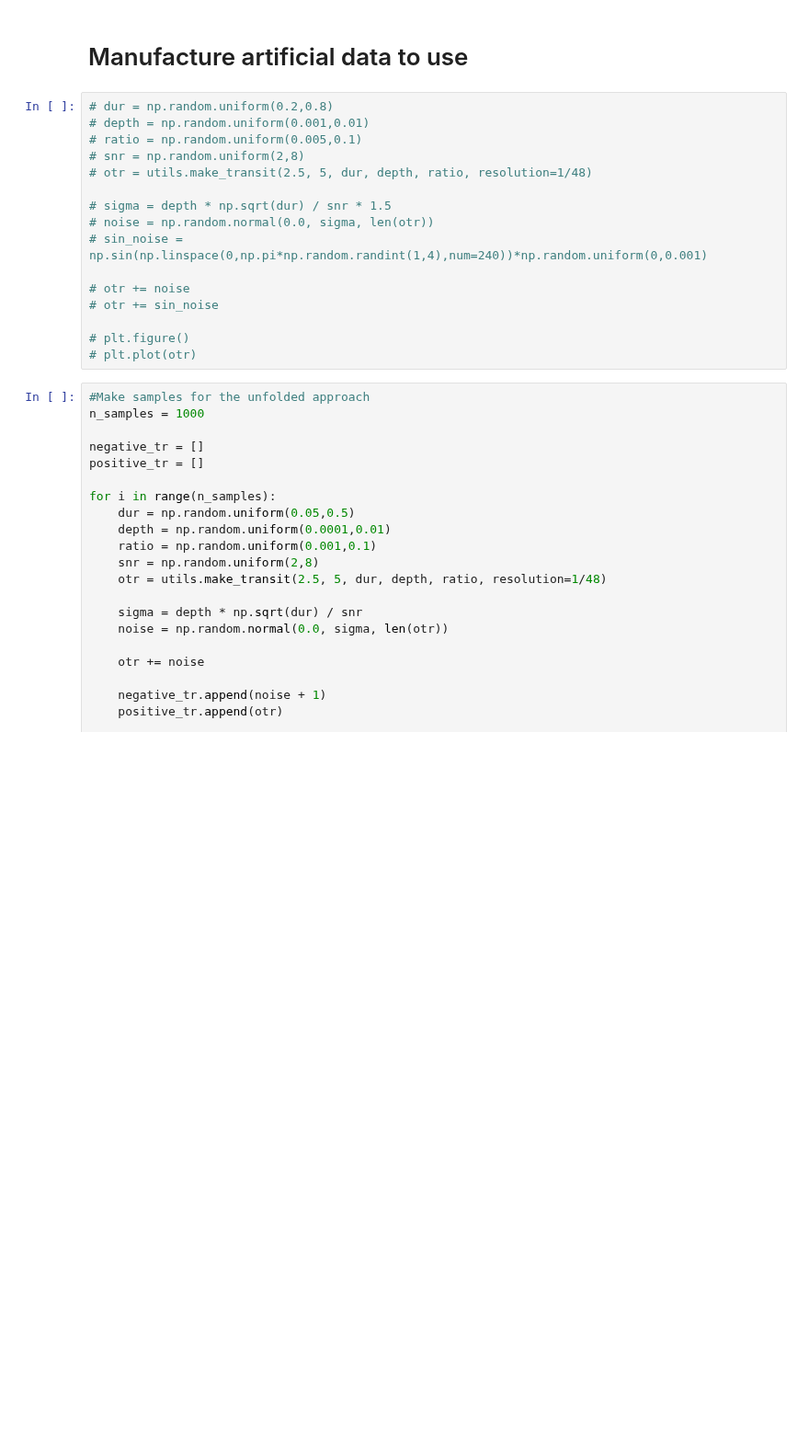
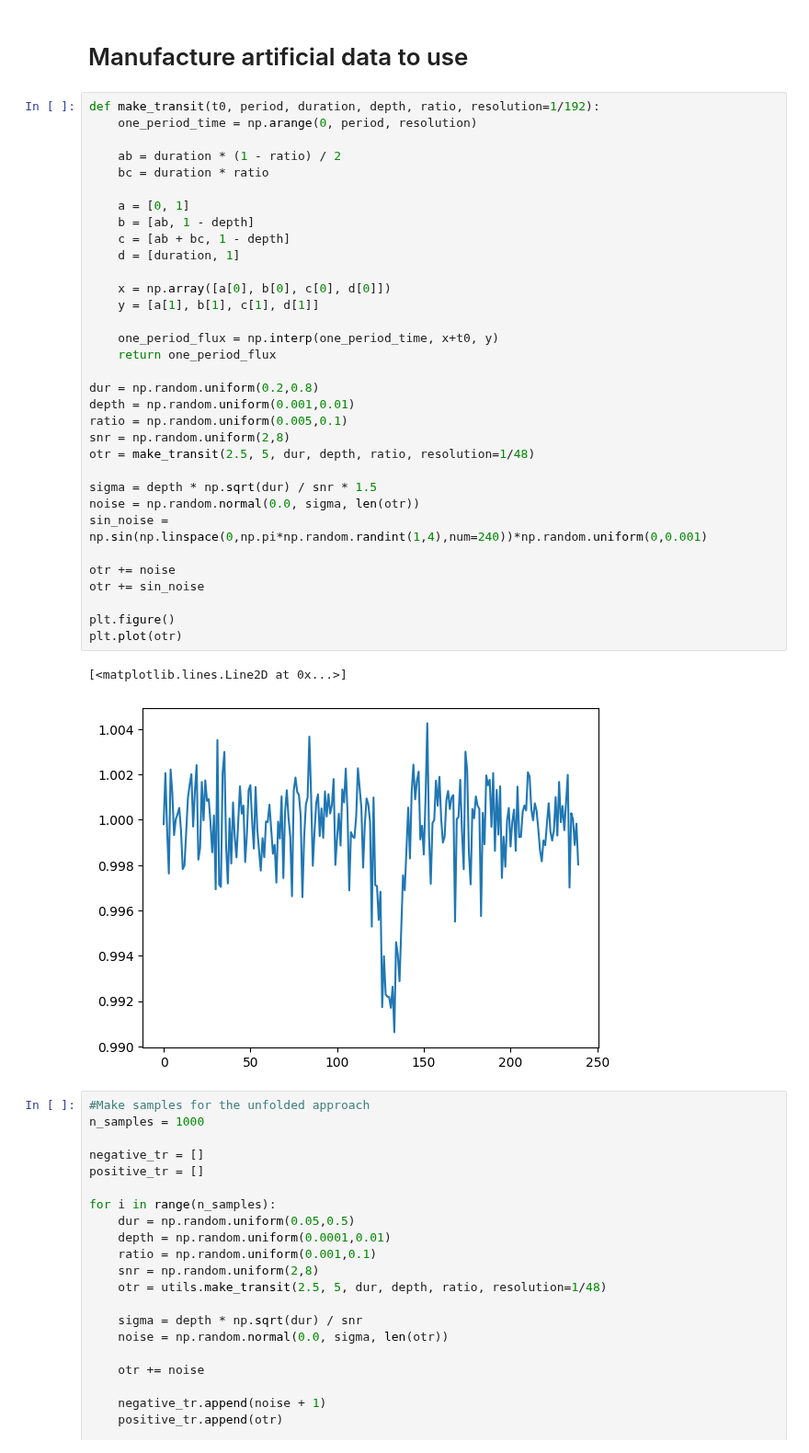
Before and after one commit to sfremy/astro_tools, a Jupyter notebook: a2_train_model_v2.ipynb, the cells around one changed output. Shown at 92% size. Saved outputs shown, nothing was run; the diff lists cells and outputs as text; blank space fills up the shorter version.

Commit message:
restore make_transit

```diff
--- a/a2_train_model_v2.ipynb
+++ b/a2_train_model_v2.ipynb
@@ -393,21 +393,41 @@ ValueError: Classification metrics can't handle a mix of binary and continuous t
 # %% [markdown]
 # Manufacture artificial data to use
 # %%
-# dur = np.random.uniform(0.2,0.8)
-# depth = np.random.uniform(0.001,0.01)
-# ratio = np.random.uniform(0.005,0.1)
-# snr = np.random.uniform(2,8)
-# otr = utils.make_transit(2.5, 5, dur, depth, ratio, resolution=1/48)
+def make_transit(t0, period, duration, depth, ratio, resolution=1/192):
+    one_period_time = np.arange(0, period, resolution)
 
-# sigma = depth * np.sqrt(dur) / snr * 1.5
-# noise = np.random.normal(0.0, sigma, len(otr))
-# sin_noise = np.sin(np.linspace(0,np.pi*np.random.randint(1,4),num=240))*np.random.uniform(0,0.001)
+    ab = duration * (1 - ratio) / 2
+    bc = duration * ratio
 
-# otr += noise
-# otr += sin_noise
+    a = [0, 1]
+    b = [ab, 1 - depth]
+    c = [ab + bc, 1 - depth]
+    d = [duration, 1]
 
-# plt.figure()
-# plt.plot(otr)
+    x = np.array([a[0], b[0], c[0], d[0]])
+    y = [a[1], b[1], c[1], d[1]]
+
+    one_period_flux = np.interp(one_period_time, x+t0, y)
+    return one_period_flux
+
+dur = np.random.uniform(0.2,0.8)
+depth = np.random.uniform(0.001,0.01)
+ratio = np.random.uniform(0.005,0.1)
+snr = np.random.uniform(2,8)
+otr = make_transit(2.5, 5, dur, depth, ratio, resolution=1/48)
+
+sigma = depth * np.sqrt(dur) / snr * 1.5
+noise = np.random.normal(0.0, sigma, len(otr))
+sin_noise = np.sin(np.linspace(0,np.pi*np.random.randint(1,4),num=240))*np.random.uniform(0,0.001)
+
+otr += noise
+otr += sin_noise
+
+plt.figure()
+plt.plot(otr)
+# %% [output]
+[<matplotlib.lines.Line2D at 0x...>]
+[figure, added]
 # %%
 #Make samples for the unfolded approach
 n_samples = 1000
```
